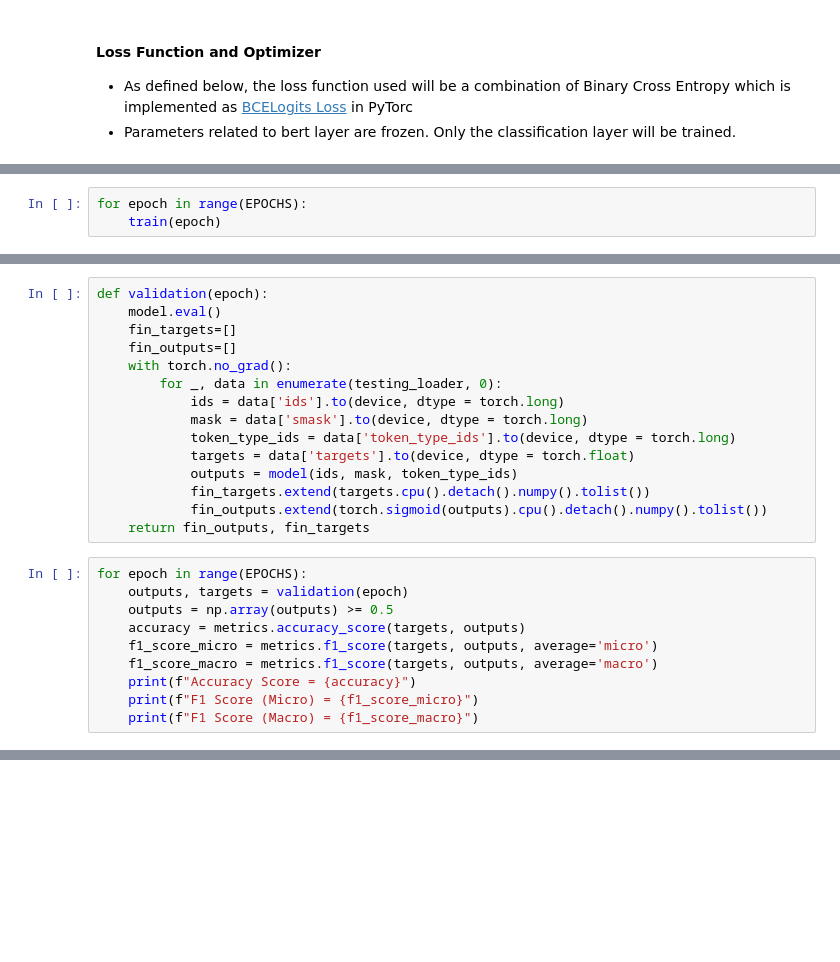
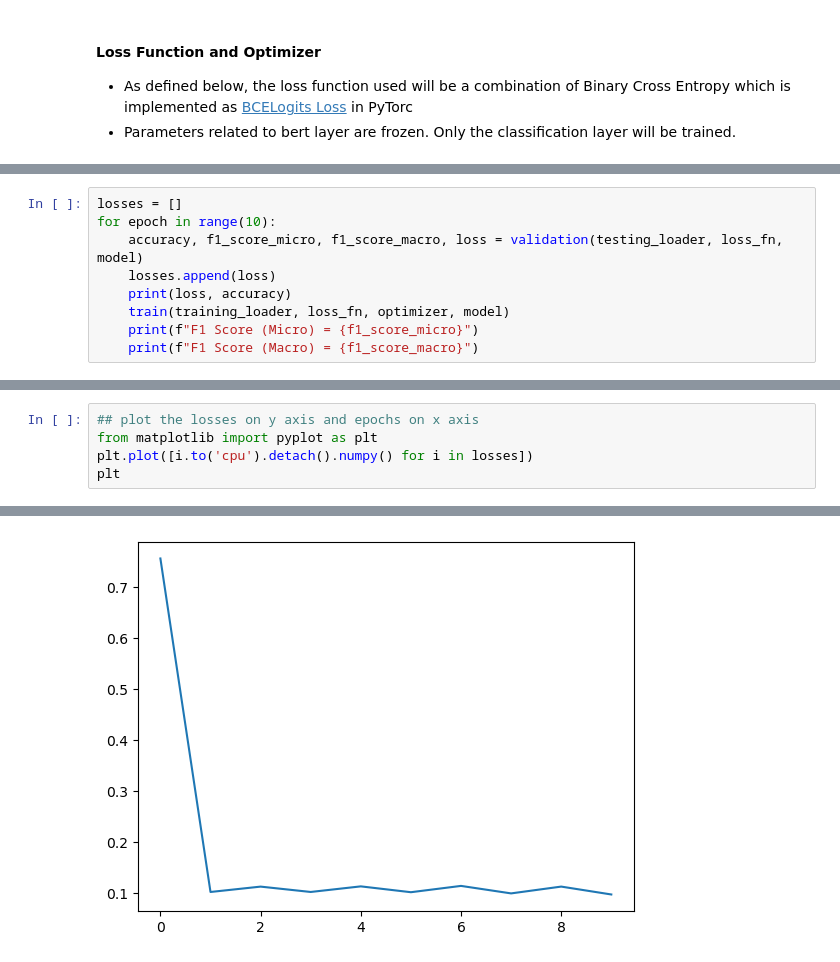
Before and after one commit to P-Balaramakrishna-Varma/glowing-octo-chainsaw, a Jupyter notebook: head.ipynb, the cells around one changed output, grey strips where cells are left out. Drawn from its saved outputs; the diff is of its cells as text; blank space fills up the shorter version.

```diff
--- a/head.ipynb
+++ b/head.ipynb
@@ -305,3 +279,0 @@ def train(epoch):
-# %%
-for epoch in range(EPOCHS):
-    train(epoch)
@@ -325,25 +279,0 @@ We are getting amazing results for all these 3 categories just by training the m
-# %%
-def validation(epoch):
-    model.eval()
-    fin_targets=[]
-    fin_outputs=[]
-    with torch.no_grad():
-        for _, data in enumerate(testing_loader, 0):
-            ids = data['ids'].to(device, dtype = torch.long)
-            mask = data['smask'].to(device, dtype = torch.long)
-            token_type_ids = data['token_type_ids'].to(device, dtype = torch.long)
-            targets = data['targets'].to(device, dtype = torch.float)
-            outputs = model(ids, mask, token_type_ids)
-            fin_targets.extend(targets.cpu().detach().numpy().tolist())
-            fin_outputs.extend(torch.sigmoid(outputs).cpu().detach().numpy().tolist())
-    return fin_outputs, fin_targets
-# %%
-for epoch in range(EPOCHS):
-    outputs, targets = validation(epoch)
-    outputs = np.array(outputs) >= 0.5
-    accuracy = metrics.accuracy_score(targets, outputs)
-    f1_score_micro = metrics.f1_score(targets, outputs, average='micro')
-    f1_score_macro = metrics.f1_score(targets, outputs, average='macro')
-    print(f"Accuracy Score = {accuracy}")
-    print(f"F1 Score (Micro) = {f1_score_micro}")
-    print(f"F1 Score (Macro) = {f1_score_macro}")
@@ -364,0 +328,9 @@ In the lifecycle of an ML projects this is only half the job done. We will leave
+# %%
+losses = []
+for epoch in range(10):
+    accuracy, f1_score_micro, f1_score_macro, loss = validation(testing_loader, loss_fn, model)
+    losses.append(loss)
+    print(loss, accuracy)
+    train(training_loader, loss_fn, optimizer, model)
+    print(f"F1 Score (Micro) = {f1_score_micro}")
+    print(f"F1 Score (Macro) = {f1_score_macro}")
@@ -364,0 +357,6 @@ In the lifecycle of an ML projects this is only half the job done. We will leave
+# %%
+## plot the losses on y axis and epochs on x axis
+from matplotlib import pyplot as plt
+plt.plot([i.to('cpu').detach().numpy() for i in losses])
+plt
+# %% [output]
@@ -364,0 +364 @@ In the lifecycle of an ML projects this is only half the job done. We will leave
+[figure, added]
```
Also changed, not shown: parts of 18 cells of this notebook.
